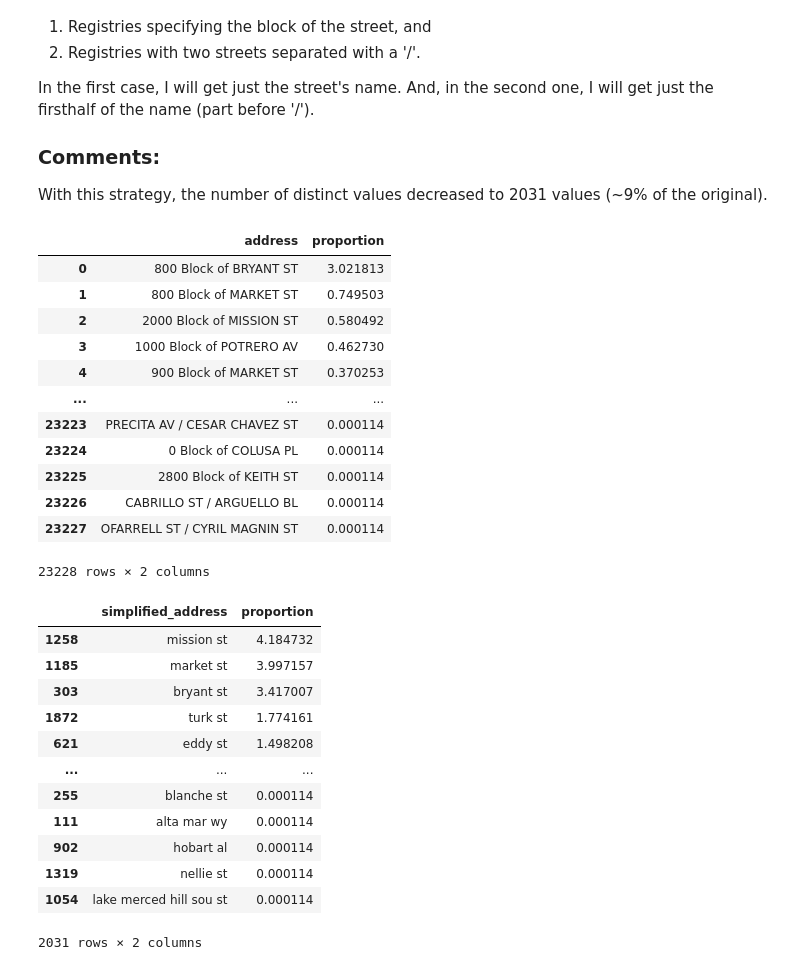
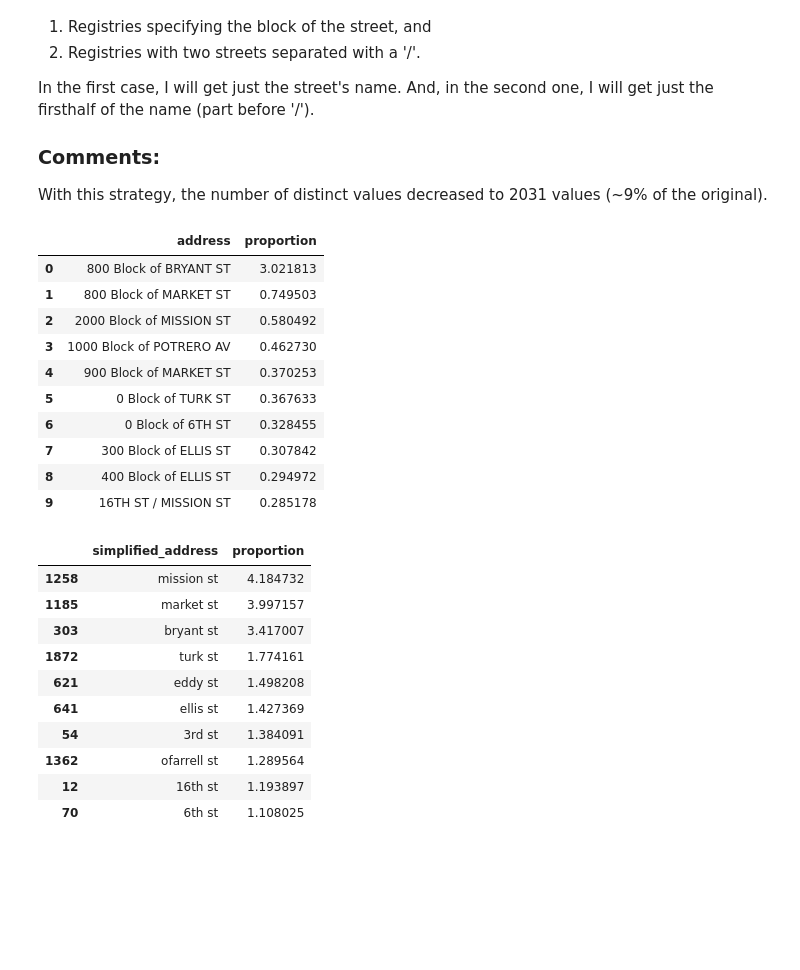
Before and after one commit to marcodeamicis/sf_crime, a Jupyter notebook: notebooks/2_data_preparation_suto.ipynb, the cells around one changed output. Cells and saved outputs as stored; diff of their text form; code cells hidden in the pictures; blank space fills up the shorter version.

```diff
--- a/notebooks/2_data_preparation_suto.ipynb
+++ b/notebooks/2_data_preparation_suto.ipynb
@@ -104,7 +100,7 @@ Dataset size: (878049, 9)
 # Data preparation
 # %%
 df_evaluation = df[['Dates', 'DayOfWeek', 'PdDistrict', 'Address', 'X', 'Y', 'Category']].copy()
-df_evaluation.columns = [humps.decamelize(x.strip()).lower() for x in df_evaluation.columns.tolist()]
+df_evaluation = snake_case_columns(df_evaluation)
 
 df_evaluation.head()
 # %% [output]
@@ -117,23 +136,7 @@ df_evaluation.head()
 # %% [markdown]
 ## Attribute: 'dates'
 # %%
-if 'dates' in df_evaluation.columns:
-    df_evaluation['dates_year'] = df_evaluation['dates'].dt.year
-    df_evaluation['dates_month'] = df_evaluation['dates'].dt.month
-    df_evaluation['dates_hour'] = df_evaluation['dates'].dt.time
-    df_evaluation['dates_day'] = df_evaluation['dates'].dt.date
-
-    df_evaluation['is_daytime'] = np.where(
-    (df_evaluation['dates_hour'] > datetime.strptime('06:00:00','%H:%M:%S').time()) &
-    (df_evaluation['dates_hour'] < datetime.strptime('18:00:00','%H:%M:%S').time())
-    , 1, 0)
-
-    df_evaluation = df_evaluation[[
-        'dates_year', 'dates_month', 'dates_day', 'dates_hour', 'is_daytime', 'day_of_week',
-        'category', 'pd_district', 'address', 'x', 'y', 'category'
-    ]]
-else:
-    pass
+df_evaluation = create_date_based_columns(df_evaluation)
 
 df_evaluation.head()
 # %% [output]
@@ -148,8 +151,7 @@ df_evaluation.head()
 # %%
-df_evaluation['simplified_address'] = df_evaluation['address'].apply(address_split)
-
 if 'address' in df_evaluation.columns:
-    df_evaluation.drop(columns=['address'], inplace=True)
+    df_evaluation['simplified_address'] = df_evaluation['address'].apply(address_split)
+#     df_evaluation.drop(columns=['address'], inplace=True)
 else:
     pass
 
@@ -178,6 +173,3 @@ transform_cordinates.transform(df_evaluation)[['x', 'y']].describe().T
 |  | count | mean | std | min | 25% | 50% | 75% | max |
 | x | 878049.0 | -122.422616 | 0.030354 | -122.513642 | -122.432952 | -122.416420 | -122.406959 | -120.5 |
 | y | 878049.0 | 37.771020 | 0.456893 | 37.707879 | 37.752427 | 37.775421 | 37.784369 | 90.0 |
-# %%
-df_evaluation = replace_impossible_coordinates(df_evaluation)
-df_evaluation[['x', 'y']].describe().T
@@ -240,26 +210,24 @@ With this strategy, the number of distinct values decreased to 2031 values (~9%
 # %%
 df_graph = pd.DataFrame(100 * df_evaluation['address'].value_counts() / df_evaluation['address'].value_counts().sum()).reset_index()
 df_graph.columns = ['address', 'proportion']
-df_graph
+df_graph.head(10)
 # %% [output]
 |  | address | proportion |
 | 0 | 800 Block of BRYANT ST | 3.021813 |
 | 1 | 800 Block of MARKET ST | 0.749503 |
 | 2 | 2000 Block of MISSION ST | 0.580492 |
 | 3 | 1000 Block of POTRERO AV | 0.462730 |
 | 4 | 900 Block of MARKET ST | 0.370253 |
-| ... | ... | ... |
-| 23223 | PRECITA AV / CESAR CHAVEZ ST | 0.000114 |
-| 23224 | 0 Block of COLUSA PL | 0.000114 |
-| 23225 | 2800 Block of KEITH ST | 0.000114 |
-| 23226 | CABRILLO ST / ARGUELLO BL | 0.000114 |
-| 23227 | OFARRELL ST / CYRIL MAGNIN ST | 0.000114 |
+| 5 | 0 Block of TURK ST | 0.367633 |
+| 6 | 0 Block of 6TH ST | 0.328455 |
+| 7 | 300 Block of ELLIS ST | 0.307842 |
+| 8 | 400 Block of ELLIS ST | 0.294972 |
+| 9 | 16TH ST / MISSION ST | 0.285178 |
-23228 rows × 2 columns
 # %%
 df_graph['simplified_address'] = df_graph['address'].apply(address_split)
 df_temp = df_graph.groupby(by=['simplified_address']).agg({'proportion': 'sum'}).reset_index()
 df_temp.sort_values(by='proportion', ascending=False, inplace=True)
-df_temp
+df_temp.head(10)
 # %% [output]
 |  | simplified_address | proportion |
 | 1258 | mission st | 4.184732 |
@@ -267,10 +235,8 @@ df_temp
 | 303 | bryant st | 3.417007 |
 | 1872 | turk st | 1.774161 |
 | 621 | eddy st | 1.498208 |
-| ... | ... | ... |
-| 255 | blanche st | 0.000114 |
-| 111 | alta mar wy | 0.000114 |
-| 902 | hobart al | 0.000114 |
-| 1319 | nellie st | 0.000114 |
-| 1054 | lake merced hill sou st | 0.000114 |
+| 641 | ellis st | 1.427369 |
+| 54 | 3rd st | 1.384091 |
+| 1362 | ofarrell st | 1.289564 |
+| 12 | 16th st | 1.193897 |
+| 70 | 6th st | 1.108025 |
-2031 rows × 2 columns
```
Also changed, not shown: parts of 26 cells of this notebook, 2 other files.
